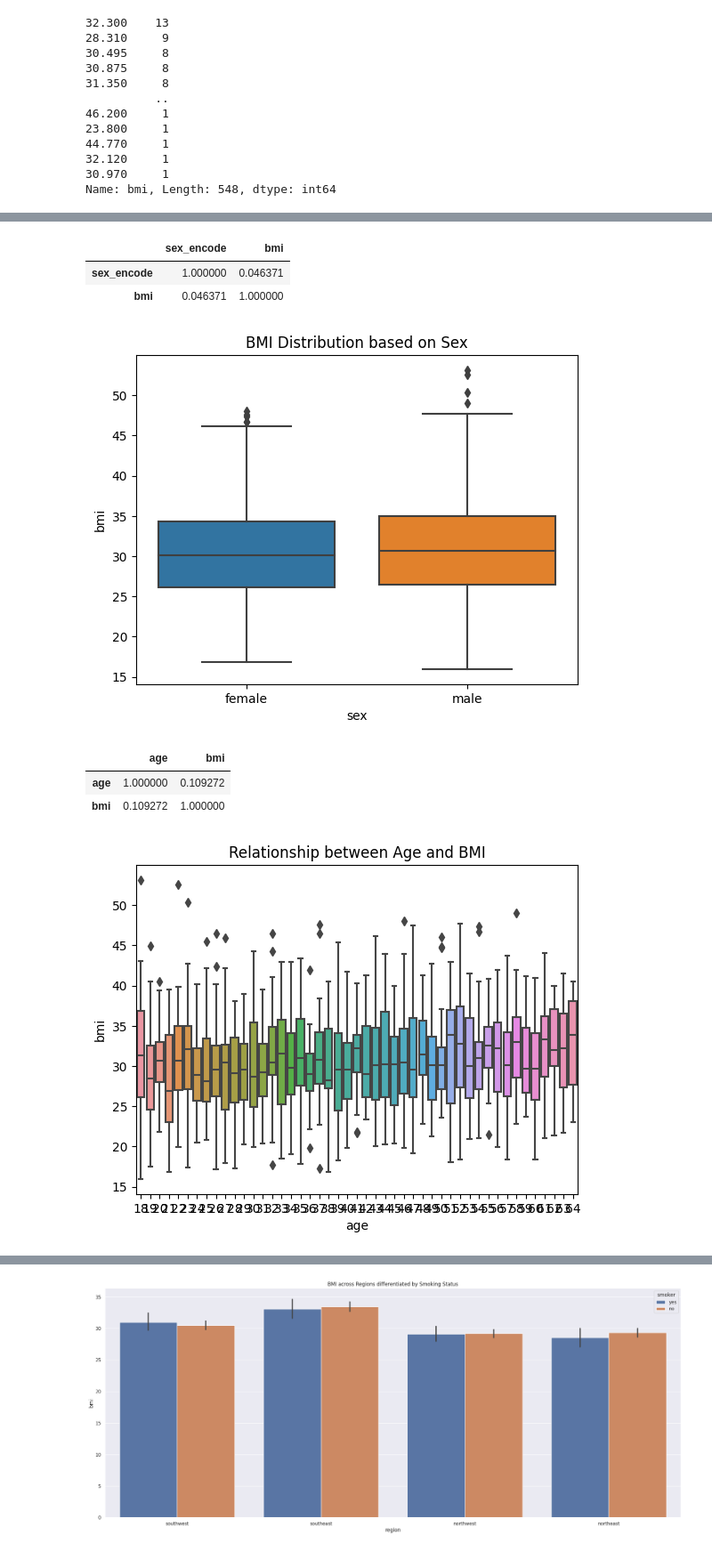
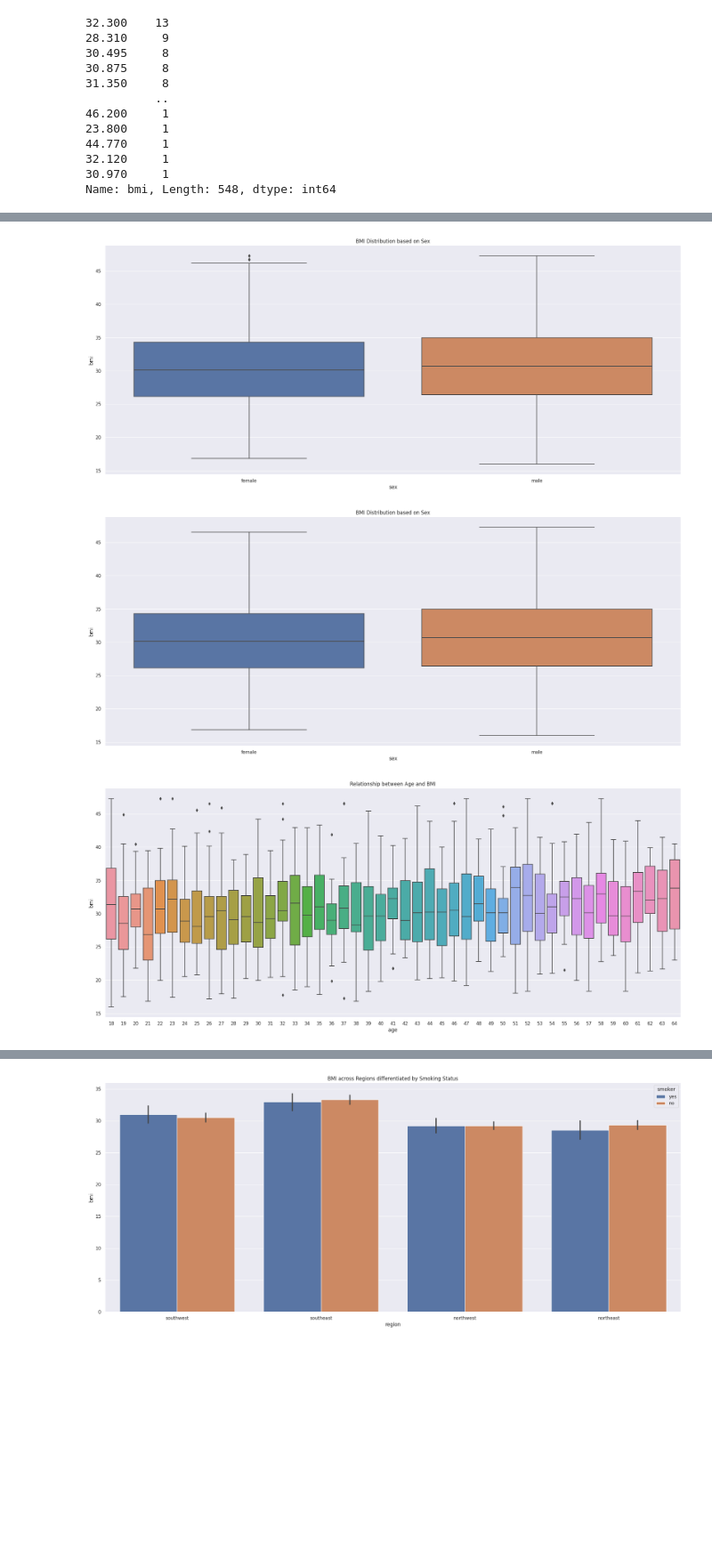
Before and after one commit to Minazor/GlobalAIHub_Bootcamp_Project, a Jupyter notebook: GlobalAIHub_MedicalCostAnalysis.ipynb, the cells around one changed output, grey strips where cells are left out. Shown at 89% size. Saved outputs shown, nothing was run; the diff lists cells and outputs as text; code cells hidden in the pictures; blank space fills up the shorter version.

```diff
--- a/GlobalAIHub_MedicalCostAnalysis.ipynb
+++ b/GlobalAIHub_MedicalCostAnalysis.ipynb
@@ -13,5 +19,5 @@ from sklearn.preprocessing import StandardScaler
 # %%
-insurance = pd.read_csv("/content/insurance.csv")
+insurance = pd.read_csv("insurance.csv")
 # %%
 insurance.head()
 # %% [output]
@@ -107,0 +135,13 @@ insurance[["smoker_encode", "charges"]].corr()
+# %%
+# smoker == 0 (yani sigara içmeyenler) için charges sütunundaki aykırı değerleri baskılamak:
+non_smokers = insurance[insurance['smoker'] == "no"]
+
+Q1 = non_smokers['charges'].quantile(0.25)
+Q3 = non_smokers['charges'].quantile(0.75)
+IQR = Q3 - Q1
+
+lower_bound = Q1 - 1.5 * IQR
+upper_bound = Q3 + 1.5 * IQR
+
+# Aykırı değerleri baskılayalım:
+insurance.loc[insurance['smoker'] == "no", 'charges'] = non_smokers['charges'].apply(lambda x: upper_bound if x > upper_bound else (lower_bound if x < lower_bound else x))
@@ -136,30 +174,47 @@ plt.show()
-# %%
-#Correlation between sex and bmi
-insurance[["sex_encode", "bmi"]].corr()
-# %% [output]
-|  | sex_encode | bmi |
-| sex_encode | 1.000000 | 0.046371 |
-| bmi | 0.046371 | 1.000000 |
 # %%
 #Both sexes have a similar median BMI. However, the spread of BMI values might be slightly different.
 sns.boxplot(x='sex', y='bmi', data=insurance)
 plt.title('BMI Distribution based on Sex')
 plt.show()
 # %% [output]
-[figure, old version]
+[figure, new version]
-# %%
-#Correlation between age and bmi
-insurance[["age", "bmi"]].corr()
-# %% [output]
-|  | age | bmi |
-| age | 1.000000 | 0.109272 |
-| bmi | 0.109272 | 1.000000 |
+# %%
+male = insurance[insurance['sex'] == "male"]
+
+Q1 = male['bmi'].quantile(0.25)
+Q3 = male['bmi'].quantile(0.75)
+IQR = Q3 - Q1
+
+lower_bound = Q1 - 1.5 * IQR
+upper_bound = Q3 + 1.5 * IQR
+
+insurance.loc[insurance['sex'] == "male", 'bmi'] = male['bmi'].apply(lambda x: upper_bound if x > upper_bound else (lower_bound if x < lower_bound else x))
+
+# Same for the female
+
+female = insurance[insurance['sex'] == "female"]
+
+Q1 = female['bmi'].quantile(0.25)
+Q3 = female['bmi'].quantile(0.75)
+IQR = Q3 - Q1
+
+lower_bound = Q1 - 1.5 * IQR
+upper_bound = Q3 + 1.5 * IQR
+
+insurance.loc[insurance['sex'] == "female", 'bmi'] = female['bmi'].apply(lambda x: upper_bound if x > upper_bound else (lower_bound if x < lower_bound else x))
+# %%
+#Both sexes have a similar median BMI. However, the spread of BMI values might be slightly different.
+sns.boxplot(x='sex', y='bmi', data=insurance)
+plt.title('BMI Distribution based on Sex')
+plt.show()
+# %% [output]
+[figure, added]
 # %%
 #We can see all bmi distribution for all ages. We can say that some ages have outliers.
 #However, age is not necessary for say something about bmi. The correlation is low.
-sns.boxplot(x='age', y='bmi', data=insurance,)
-sns.set(rc={'figure.figsize':(25,10)})
+sns.boxplot(x='age', y='bmi', data=insurance)
+#sns.set(rc={'figure.figsize':(25,10)})
 plt.title('Relationship between Age and BMI')
 plt.show()
 # %% [output]
-[figure, old version]
+[figure, new version]
```
Also changed, not shown: parts of 53 cells of this notebook.
